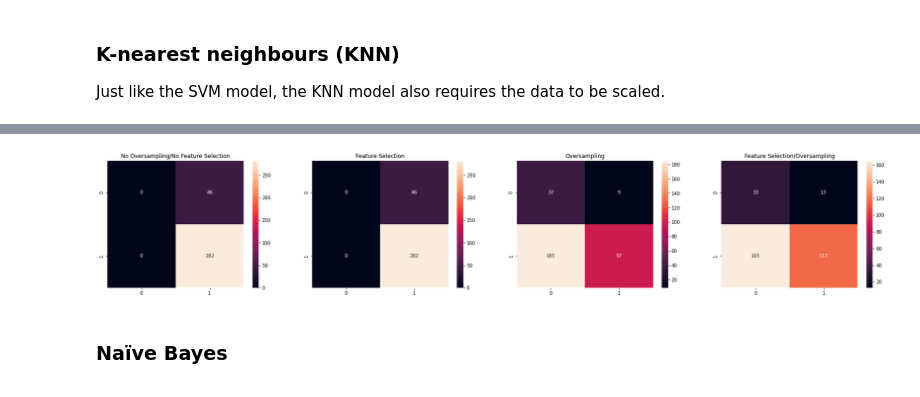
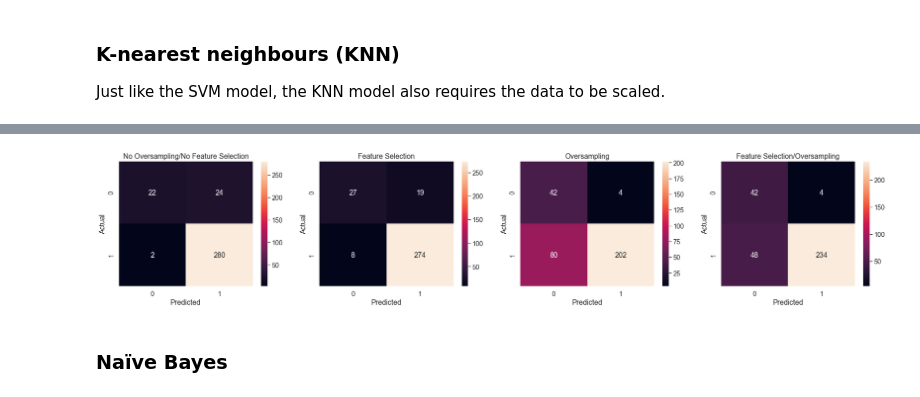
Before and after one commit to Educorreia932/FEUP-AC, a Jupyter notebook: Data Mining Project/notebooks/prediction.ipynb, the cells around one changed output, grey strips where cells are left out. Cells and saved outputs as stored; diff of their text form; code cells hidden in the pictures.

```diff
--- a/Data Mining Project/notebooks/prediction.ipynb
+++ b/Data Mining Project/notebooks/prediction.ipynb
@@ -143,7 +143,7 @@ plotROC([knn, knn_fs, knn_os, knn_fs_os], train_df, columns_to_drop, target_colu
 # %%
-confMatrix([knn, knn_fs, knn_os, knn_fs_os], columns_to_drop, target_column, train_df)
+confMatrix([knn, knn_fs, knn_os, knn_fs_os], columns_to_drop, target_column, train_df, scaler=StandardScaler())
 # %% [output]
-[figure, old version]
+[figure, new version]
 # %% [markdown]
 ### Naïve Bayes
 # %%
```
Also changed, not shown: parts of 27 cells of this notebook, 2 other files.
